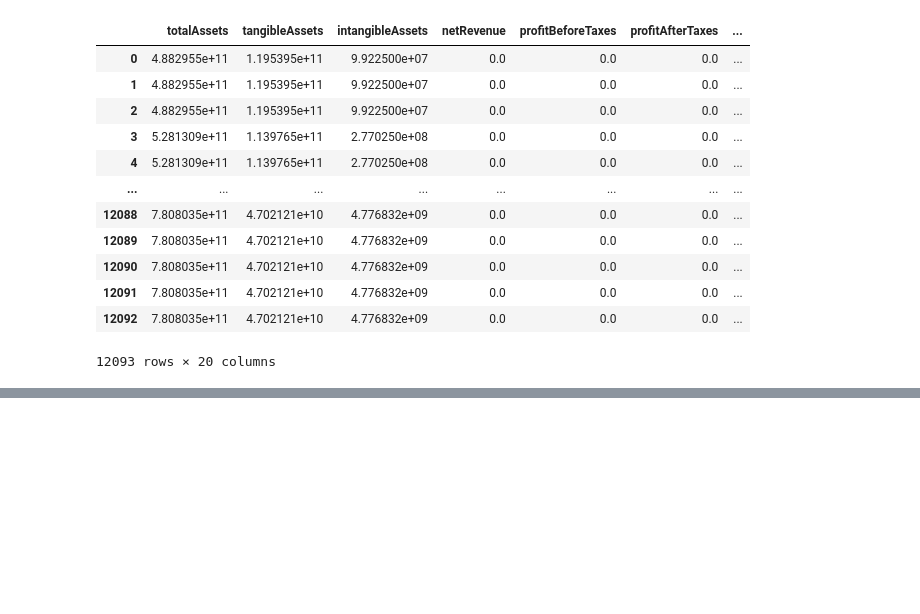
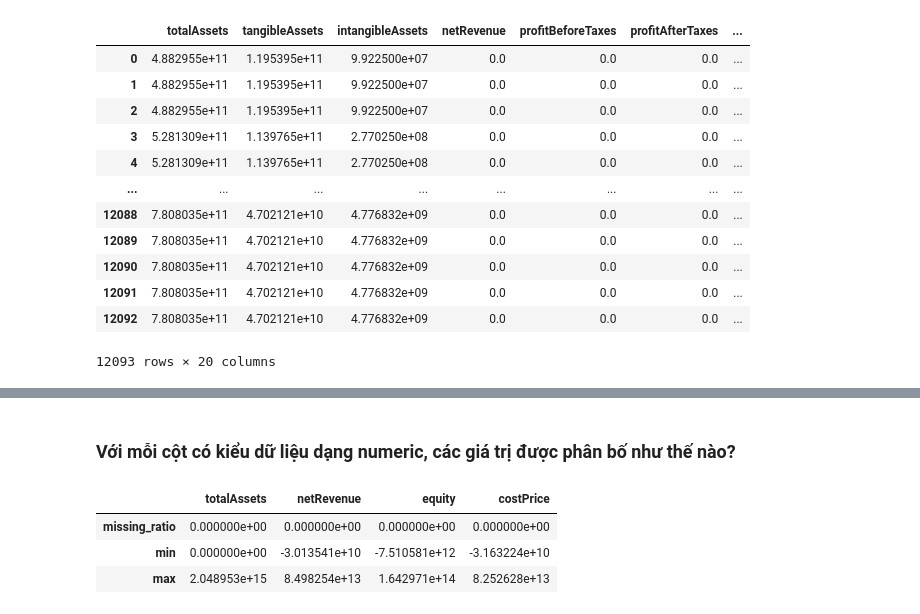
Before and after one commit to minhtringuyennn/NMKHDL_Project, a Jupyter notebook: crawl/crawl_data.ipynb, the cells around one changed output, grey strips where cells are left out. Cells and saved outputs as stored; diff of their text form; code cells hidden in the pictures; blank space fills up the shorter version.

Commit message:
data explored

```diff
--- a/crawl/crawl_data.ipynb
+++ b/crawl/crawl_data.ipynb
@@ -232,6 +233,6 @@ from pathlib import Path
 # %%
 #add your folder path
-folder_path = r'C:\Users\rongc\OneDrive - VNU-HCMUS\new\OneDrive - VNU-HCMUS\Desktop\Study\Code\dataS\NMKHDL_Project\crawl'
+folder_path = r'C:\Learning Resouces\NM KHDL\NMKHDL_Project\crawl'
 
 file_type = 'csv'
 seperator =','
@@ -264,0 +334,15 @@ df
+# %% [markdown]
+### Với mỗi cột có kiểu dữ liệu dạng numeric, các giá trị được phân bố như thế nào?
+# %%
+nume_col_df = df[["totalAssets", "netRevenue", "equity", "costPrice"]]
+missing_ratio = nume_col_df.isnull().sum() * 100 / len(nume_col_df)
+min = nume_col_df.min()
+max = nume_col_df.max()
+row_name = ['missing_ratio','min','max']
+nume_col_profiles_df = pd.DataFrame([missing_ratio,min,max],index=row_name )
+nume_col_profiles_df
+# %% [output]
+|  | totalAssets | netRevenue | equity | costPrice |
+| missing_ratio | 0.000000e+00 | 0.000000e+00 | 0.000000e+00 | 0.000000e+00 |
+| min | 0.000000e+00 | -3.013541e+10 | -7.510581e+12 | -3.163224e+10 |
+| max | 2.048953e+15 | 8.498254e+13 | 1.642971e+14 | 8.252628e+13 |
```
Also changed, not shown: parts of 14 cells of this notebook.
